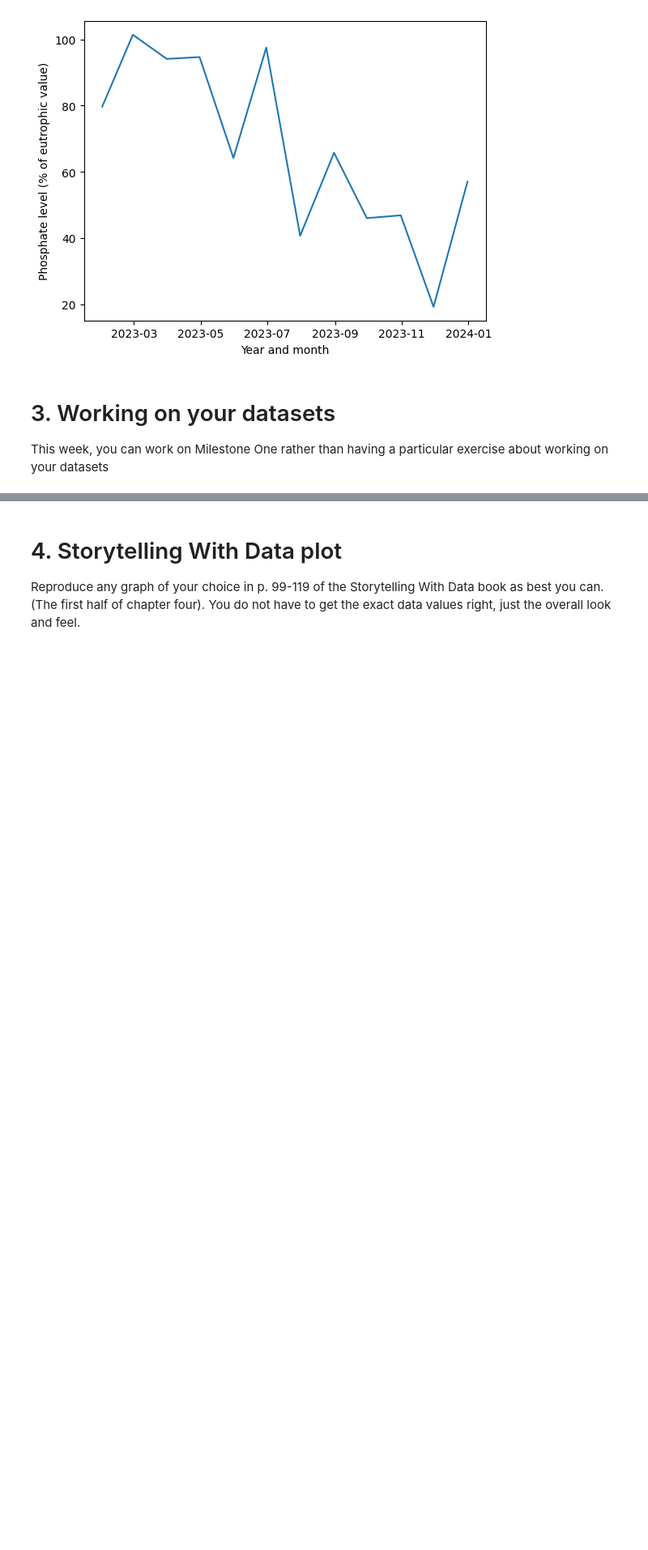
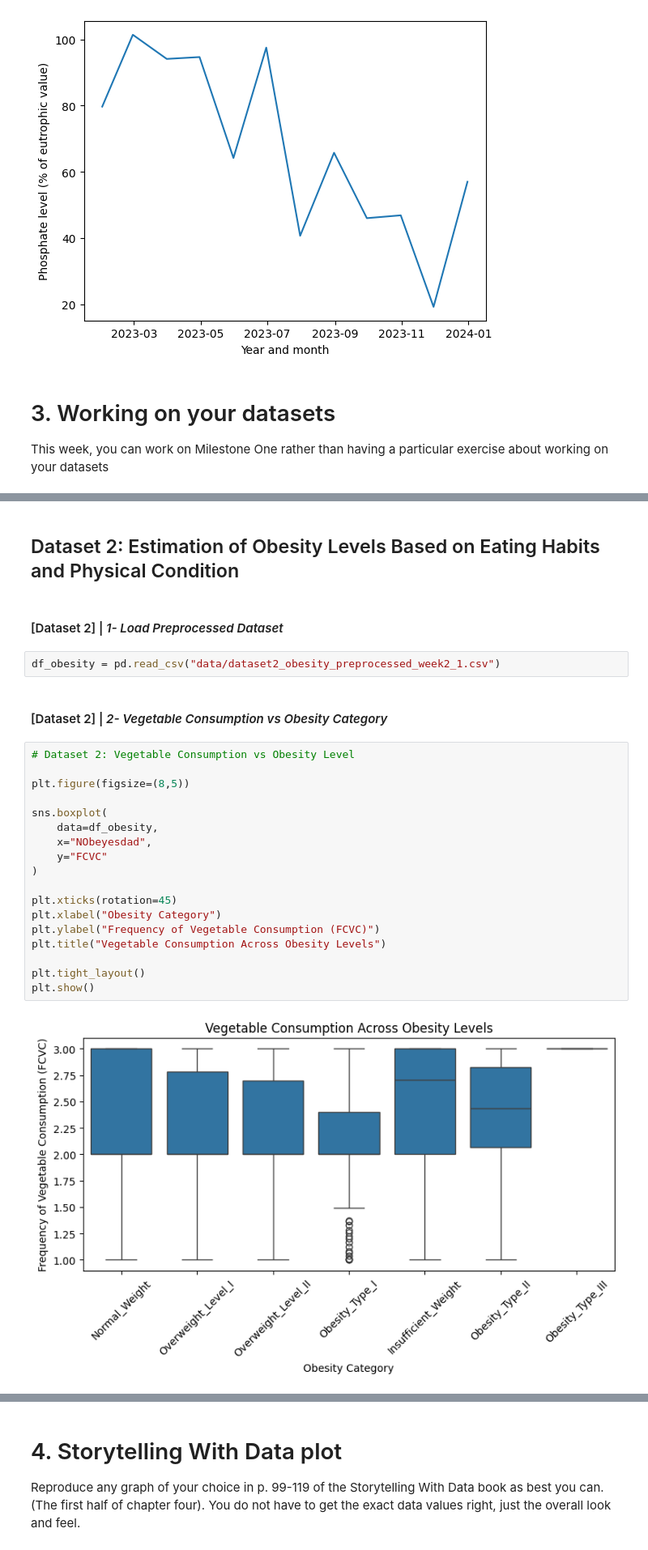
Before and after one commit to jasser-dh/Module-B-semester-2, a Jupyter notebook: OMDS-ModB2-Week7-Dhaouadi-Jasser.ipynb, the cells around one changed output, grey strips where cells are left out. Shown at 81% size. Cells and saved outputs as stored; diff of their text form; blank space fills up the shorter version.

```diff
--- a/OMDS-ModB2-Week7-Dhaouadi-Jasser.ipynb
+++ b/OMDS-ModB2-Week7-Dhaouadi-Jasser.ipynb
@@ -46,0 +85,28 @@ This week, you can work on Milestone One rather than having a particular exercis
+# %% [markdown]
+## Dataset 2: Estimation of Obesity Levels Based on Eating Habits and Physical Condition
+# %% [markdown]
+#### [Dataset 2] | *1- Load Preprocessed Dataset*
+# %%
+df_obesity = pd.read_csv("data/dataset2_obesity_preprocessed_week2_1.csv")
+# %% [markdown]
+#### [Dataset 2] | *2- Vegetable Consumption vs Obesity Category*
+# %%
+# Dataset 2: Vegetable Consumption vs Obesity Level
+
+plt.figure(figsize=(8,5))
+
+sns.boxplot(
+    data=df_obesity,
+    x="NObeyesdad",
+    y="FCVC"
+)
+
+plt.xticks(rotation=45)
+plt.xlabel("Obesity Category")
+plt.ylabel("Frequency of Vegetable Consumption (FCVC)")
+plt.title("Vegetable Consumption Across Obesity Levels")
+
+plt.tight_layout()
+plt.show()
+# %% [output]
+[figure, added]
```
Also changed, not shown: parts of 14 cells of this notebook, 1 other file.
